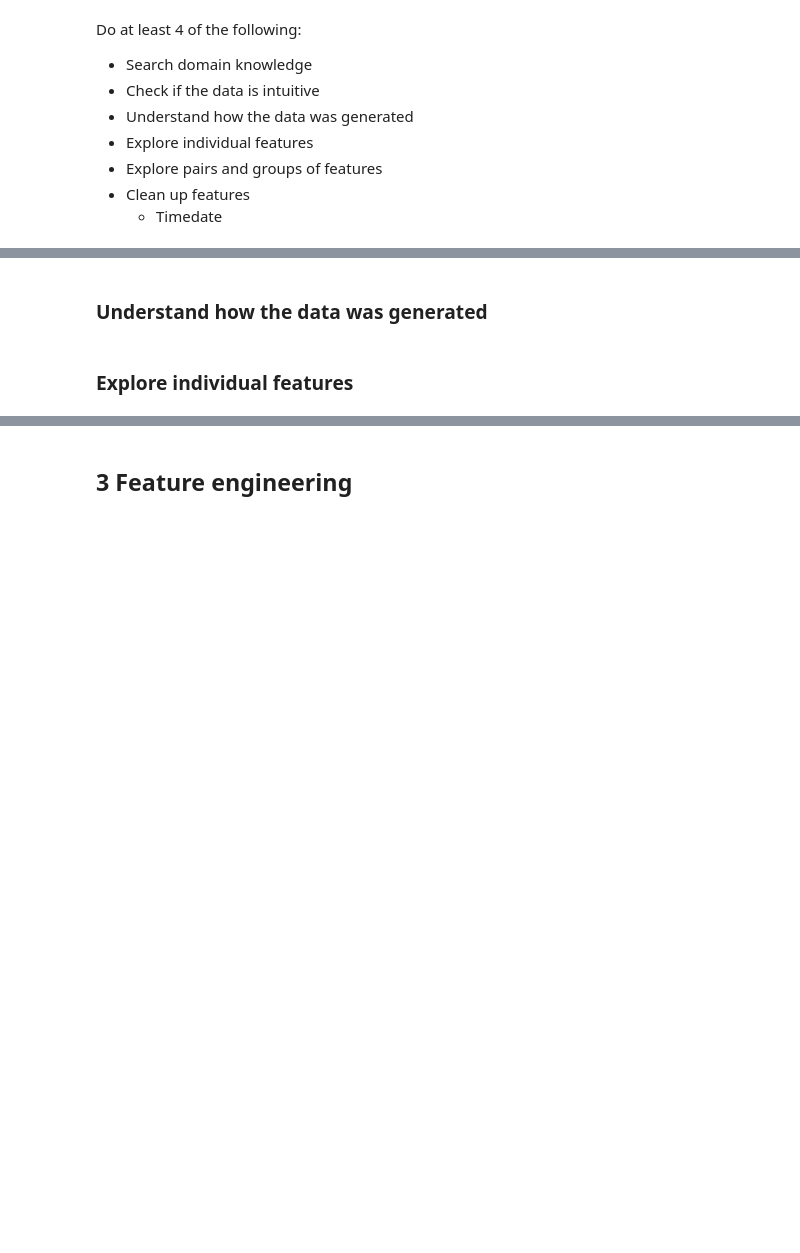
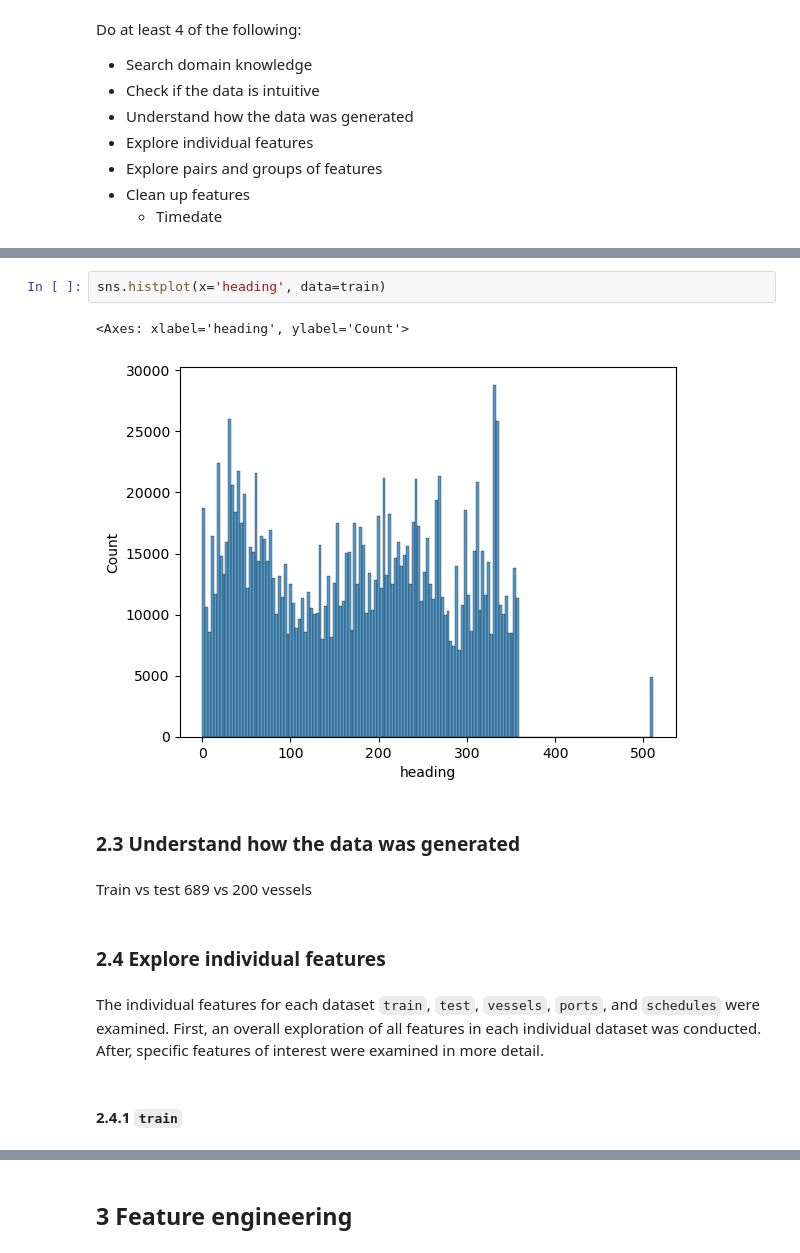
Before and after one commit to alexandersundquist/TDT4173-Modern-Machine-Learning-In-Practice-Project, a Jupyter notebook: Report.ipynb, the cells around one changed output, grey strips where cells are left out. Saved outputs shown, nothing was run; the diff lists cells and outputs as text; blank space fills up the shorter version.

```diff
--- a/Report.ipynb
+++ b/Report.ipynb
@@ -64,4 +98,15 @@ Do at least 4 of the following:
+# %%
+sns.histplot(x='heading', data=train)
+# %% [output]
+<Axes: xlabel='heading', ylabel='Count'>
+[figure, added]
 # %% [markdown]
-### Understand how the data was generated
+### 2.3 Understand how the data was generated
+# %% [markdown]
+Train vs test 689 vs 200 vessels
 # %% [markdown]
-### Explore individual features
+### 2.4 Explore individual features
+# %% [markdown]
+The individual features for each dataset `train`, `test`, `vessels`, `ports`, and `schedules` were examined. First, an overall exploration of all features in each individual dataset was conducted. After, specific features of interest were examined in more detail.
+# %% [markdown]
+#### 2.4.1 `train`
```
Also changed, not shown: parts of 30 cells of this notebook.
